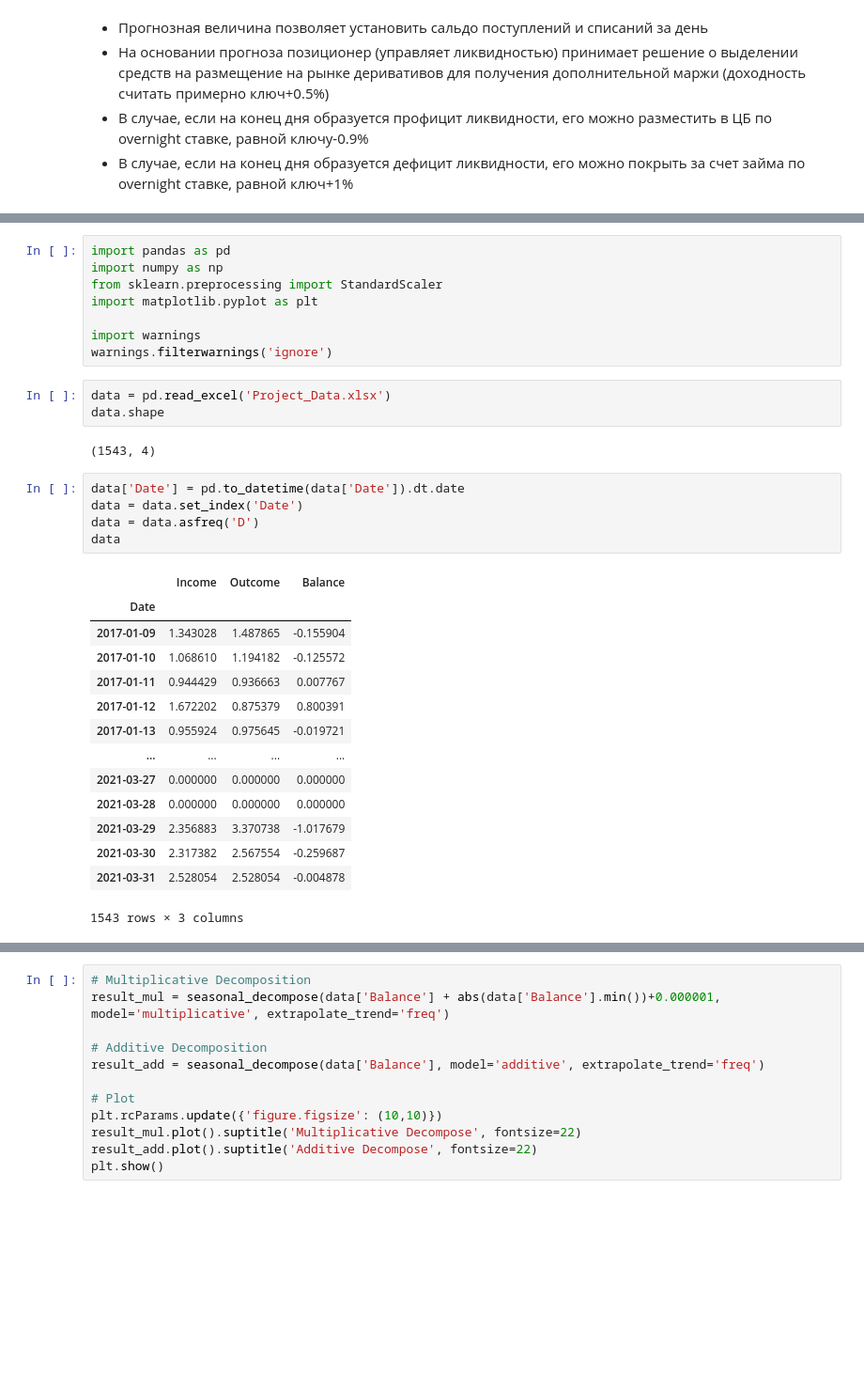
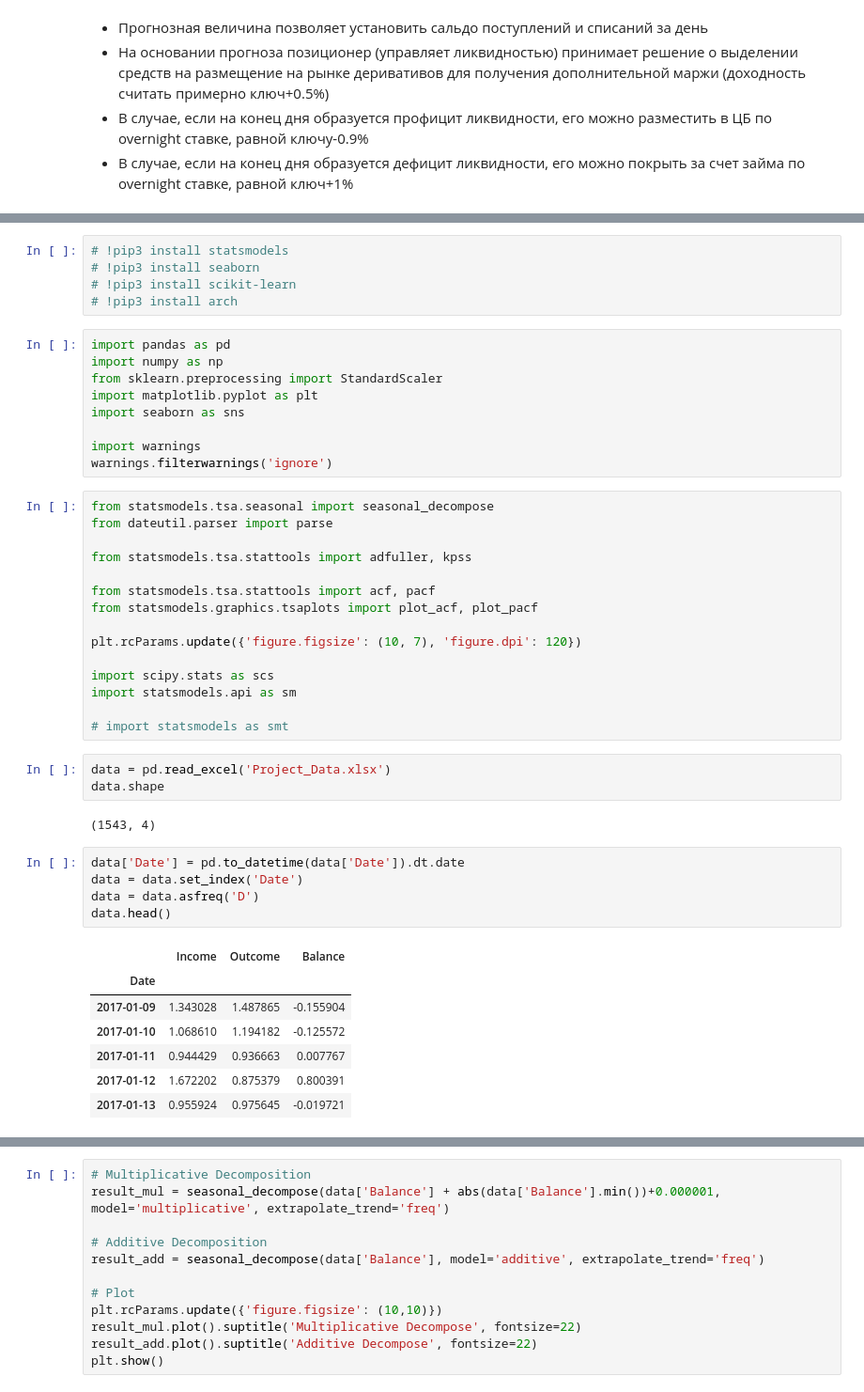
Before and after one commit to kiripcha/-FTIAD-Time-structured-data-analysis, a Jupyter notebook: Project/main.ipynb, the cells around one changed output, grey strips where cells are left out. Shown at 94% size. Cells and saved outputs as stored; diff of their text form; blank space fills up the shorter version.

```diff
--- a/Project/main.ipynb
+++ b/Project/main.ipynb
@@ -68,11 +42,32 @@ Successfully installed contourpy-1.3.2 cycler-0.12.1 fonttools-4.57.0 kiwisolver
+# %%
+# !pip3 install statsmodels
+# !pip3 install seaborn
+# !pip3 install scikit-learn
+# !pip3 install arch
 # %%
 import pandas as pd
 import numpy as np
 from sklearn.preprocessing import StandardScaler
 import matplotlib.pyplot as plt
+import seaborn as sns
 
 import warnings
 warnings.filterwarnings('ignore')
+# %%
+from statsmodels.tsa.seasonal import seasonal_decompose
+from dateutil.parser import parse
+
+from statsmodels.tsa.stattools import adfuller, kpss
+
+from statsmodels.tsa.stattools import acf, pacf
+from statsmodels.graphics.tsaplots import plot_acf, plot_pacf
+
+plt.rcParams.update({'figure.figsize': (10, 7), 'figure.dpi': 120})
+
+import scipy.stats as scs
+import statsmodels.api as sm
+
+# import statsmodels as smt
 # %%
 data = pd.read_excel('Project_Data.xlsx')
 data.shape
@@ -81,20 +76,13 @@ data.shape
 # %%
 data['Date'] = pd.to_datetime(data['Date']).dt.date
 data = data.set_index('Date')
 data = data.asfreq('D')
-data
+data.head()
 # %% [output]
 |  | Income | Outcome | Balance |
 | Date |  |  |  |
 | 2017-01-09 | 1.343028 | 1.487865 | -0.155904 |
 | 2017-01-10 | 1.068610 | 1.194182 | -0.125572 |
 | 2017-01-11 | 0.944429 | 0.936663 | 0.007767 |
 | 2017-01-12 | 1.672202 | 0.875379 | 0.800391 |
 | 2017-01-13 | 0.955924 | 0.975645 | -0.019721 |
-| ... | ... | ... | ... |
-| 2021-03-27 | 0.000000 | 0.000000 | 0.000000 |
-| 2021-03-28 | 0.000000 | 0.000000 | 0.000000 |
-| 2021-03-29 | 2.356883 | 3.370738 | -1.017679 |
-| 2021-03-30 | 2.317382 | 2.567554 | -0.259687 |
-| 2021-03-31 | 2.528054 | 2.528054 | -0.004878 |
-1543 rows × 3 columns
```
Also changed, not shown: parts of 11 cells of this notebook.
